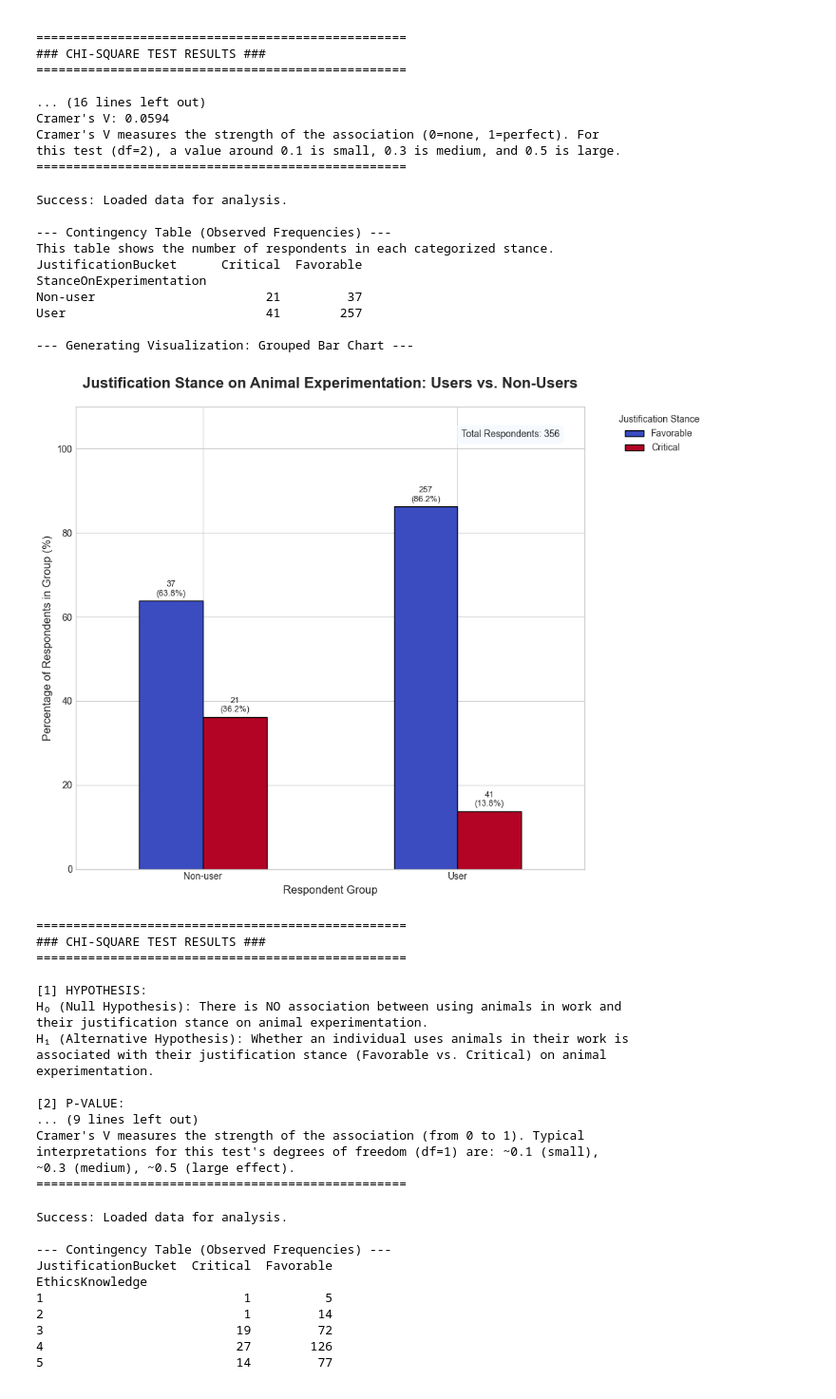
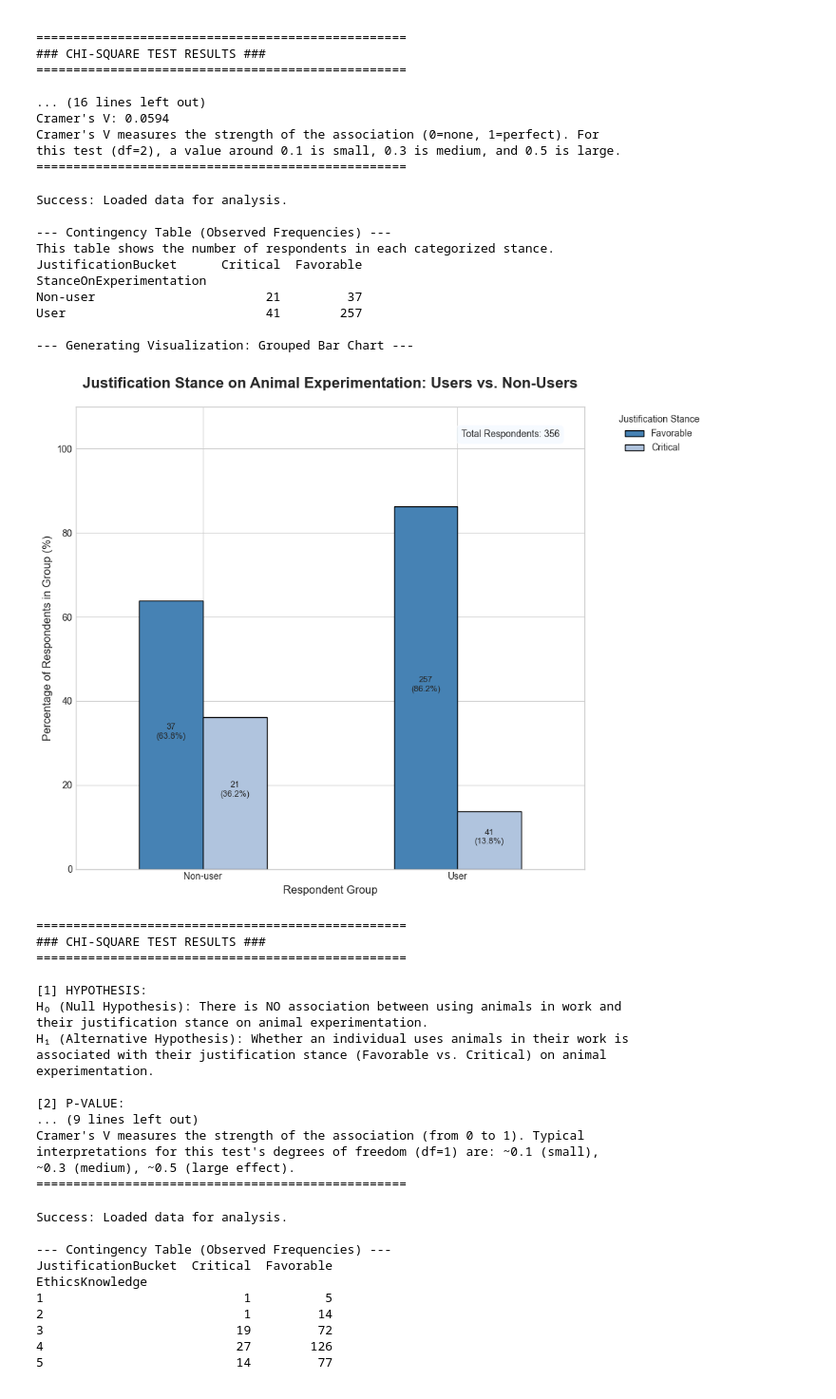
Before and after one commit to 3ff3x0r/CEUAS, a Jupyter notebook: Ceuas_stat.ipynb, the cells around one changed output. Shown at 95% size. Drawn from its saved outputs; the diff is of its cells as text; code cells hidden in the pictures.

```diff
--- a/Ceuas_stat.ipynb
+++ b/Ceuas_stat.ipynb
@@ -4806,7 +4806,7 @@ import seaborn as sns
 
 # --- Configuration ---
 DATABASE_NAME = 'ceua_analysis_v3.db'
-
+ALPHA = 0.05 # Significance level
 
 def classify_stance(text: str) -> str:
     """
@@ -4896,7 +4896,7 @@ def main():
         print("This table shows the number of respondents in each categorized stance.")
         print(contingency_table)
 
-        # --- MODIFIED VISUALIZATION SECTION ---
+
         print("\n--- Generating Visualization: Grouped Bar Chart ---")
 
         proportions_table = contingency_table.div(contingency_table.sum(axis=1), axis=0) * 100
@@ -4904,11 +4904,13 @@ def main():
         plot_order = ['Favorable', 'Critical']
         proportions_table = proportions_table.reindex(columns=plot_order)
 
-        # MODIFICATION: Changed colormap to 'coolwarm' for consistency
+
+        # --- CORRECTED VISUALIZATION CODE ---
+        # Use the 'color' argument with a list of colors, not 'colormap'.
         ax = proportions_table.plot(
             kind='bar',
             figsize=(12, 8),
-            colormap='coolwarm',
+            color=['steelblue', 'lightsteelblue'], # Correct parameter with two distinct shades
             edgecolor='black'
         )
 
@@ -4919,7 +4921,7 @@ def main():
         plt.legend(title='Justification Stance', bbox_to_anchor=(1.05, 1), loc='upper left')
         plt.ylim(0, 110) # Increased ylim slightly for label padding
 
-        # MODIFICATION: Add total respondents text box
+        # Add total respondents text box
         total_respondents = contingency_table.sum().sum()
         ax.text(0.95, 0.95, f'Total Respondents: {total_respondents}',
                 transform=ax.transAxes,
@@ -4928,14 +4930,14 @@ def main():
                 horizontalalignment='right',
                 bbox=dict(boxstyle='round,pad=0.5', fc='aliceblue', alpha=0.6))
 
-        # MODIFICATION: Add both absolute and percentage labels to the bars
+        # Add both absolute and percentage labels to the bars
         categories_in_order = proportions_table.columns
         for i, container in enumerate(ax.containers):
             category = categories_in_order[i]
             # Handle potential KeyError if a category is missing for a group
             absolute_counts = contingency_table.get(category, pd.Series(0, index=contingency_table.index))
             labels = [f'{count}\n({perc:.1f}%)' for count, perc in zip(absolute_counts, container.datavalues)]
-            ax.bar_label(container, labels=labels, label_type='edge', padding=3, weight='normal', fontsize=9)
+            ax.bar_label(container, labels=labels, label_type='center', padding=3, weight='normal', fontsize=9)
 
 
         plt.tight_layout(rect=[0, 0, 0.85, 1])
@@ -4974,34 +4976,34 @@ def main():
 
         print("\n[4] EFFECT SIZE:")
         n = contingency_table.sum().sum()
         phi2 = chi2 / n
         r, k = contingency_table.shape
         cramers_v = np.sqrt(phi2 / min(r - 1, k - 1))
         print(f"Cramer's V: {cramers_v:.4f}")
 
         interpretation = (
             "Cramer's V measures the strength of the association (from 0 to 1). "
             "Typical interpretations for this test's degrees of freedom (df=1) are: "
             "~0.1 (small), ~0.3 (medium), ~0.5 (large effect)."
         )
         print(textwrap.fill(interpretation, 80))
         print("="*50)
 
 
 if __name__ == '__main__':
     main()
 # %% [output]
 Success: Loaded data for analysis.
 
 --- Contingency Table (Observed Frequencies) ---
 This table shows the number of respondents in each categorized stance.
 JustificationBucket      Critical  Favorable
 StanceOnExperimentation
 Non-user                       21         37
 User                           41        257
 
 --- Generating Visualization: Grouped Bar Chart ---
-[figure, old version]
+[figure, new version]
 ==================================================
 ### CHI-SQUARE TEST RESULTS ###
 ==================================================
```
Also changed, not shown: parts of 3 cells of this notebook, 1 other file.
